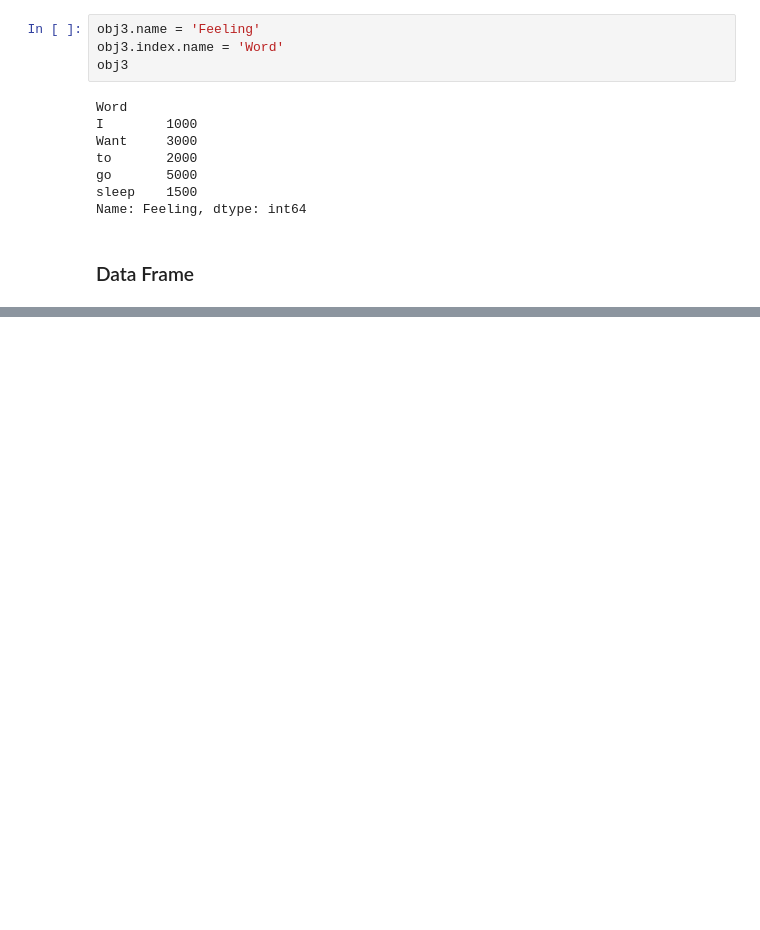
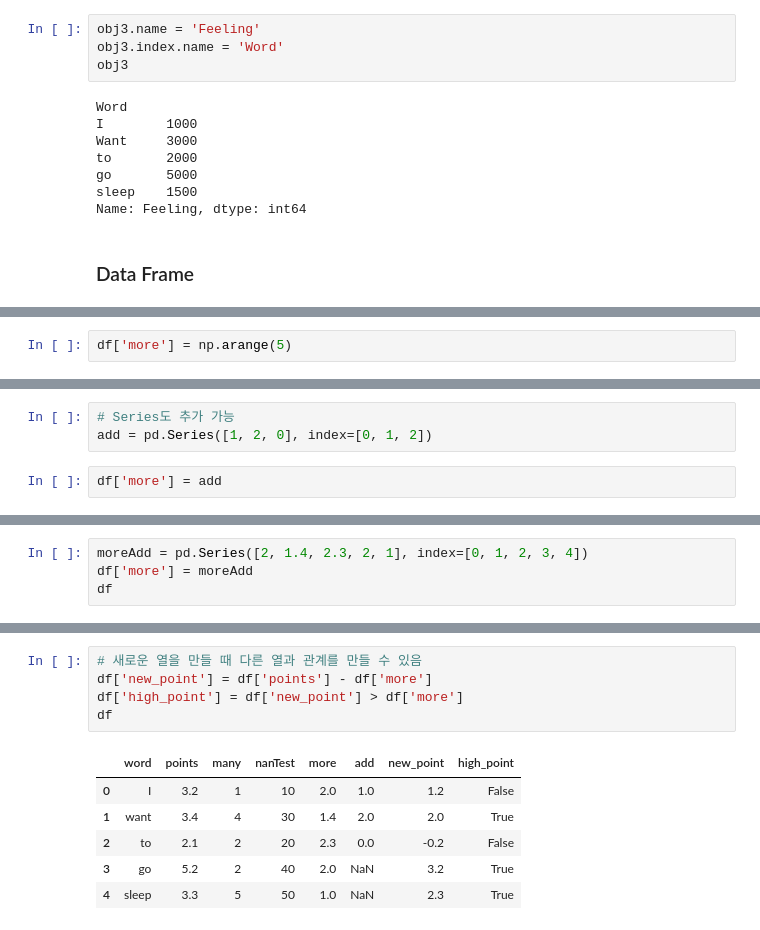
Before and after one commit to YuLim2/Pandas, a Jupyter notebook: Pandas_basic.ipynb, the cells around one changed output, grey strips where cells are left out. Drawn from its saved outputs; the diff is of its cells as text; blank space fills up the shorter version.

```diff
--- a/Pandas_basic.ipynb
+++ b/Pandas_basic.ipynb
@@ -135,0 +206,2 @@ df2.describe()
+# %%
+df['more'] = np.arange(5)
@@ -135,0 +217,5 @@ df2.describe()
+# %%
+# Series도 추가 가능
+add = pd.Series([1, 2, 0], index=[0, 1, 2])
+# %%
+df['more'] = add
@@ -135,0 +231,4 @@ df2.describe()
+# %%
+moreAdd = pd.Series([2, 1.4, 2.3, 2, 1], index=[0, 1, 2, 3, 4])
+df['more'] = moreAdd
+df
@@ -135,0 +242,12 @@ df2.describe()
+# %%
+# 새로운 열을 만들 때 다른 열과 관계를 만들 수 있음
+df['new_point'] = df['points'] - df['more']
+df['high_point'] = df['new_point'] > df['more']
+df
+# %% [output]
+|  | word | points | many | nanTest | more | add | new_point | high_point |
+| 0 | I | 3.2 | 1 | 10 | 2.0 | 1.0 | 1.2 | False |
+| 1 | want | 3.4 | 4 | 30 | 1.4 | 2.0 | 2.0 | True |
+| 2 | to | 2.1 | 2 | 20 | 2.3 | 0.0 | -0.2 | False |
+| 3 | go | 5.2 | 2 | 40 | 2.0 | NaN | 3.2 | True |
+| 4 | sleep | 3.3 | 5 | 50 | 1.0 | NaN | 2.3 | True |
```
Also changed, not shown: parts of 28 cells of this notebook.
